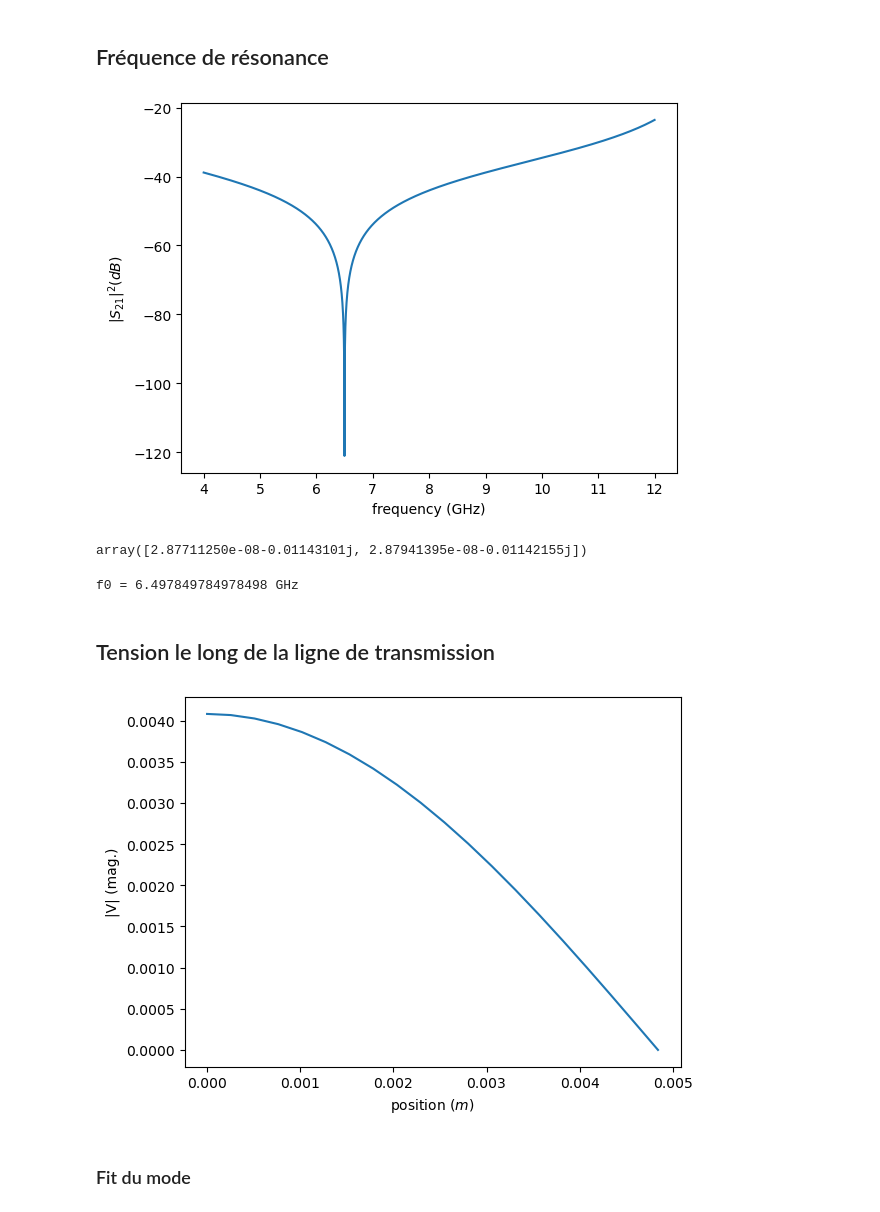
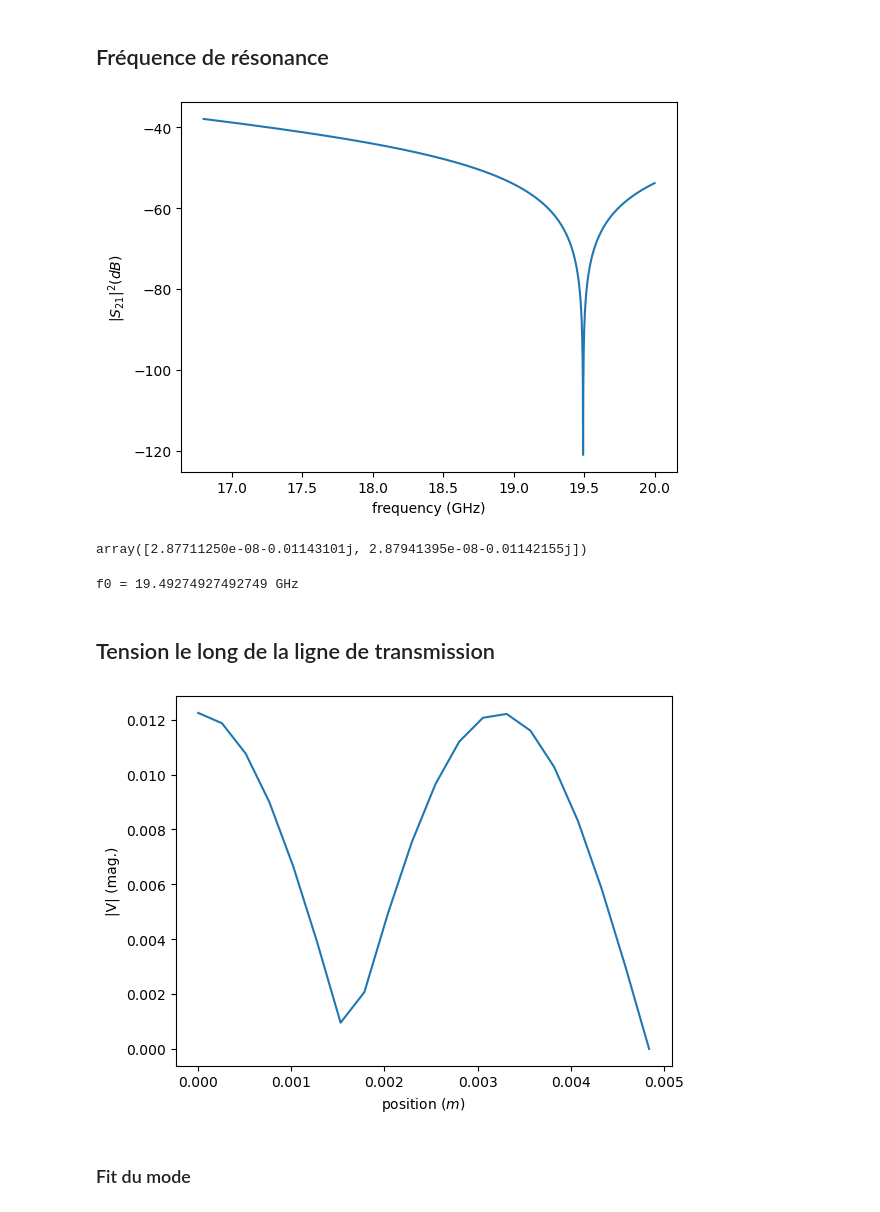
Before and after one commit to LPSjuliengabelli/Jour1, a Jupyter notebook: Solution/Transmon_Resonator_solution.ipynb, the cells around one changed output. Cells and saved outputs as stored; diff of their text form; code cells hidden in the pictures.

```diff
--- a/Solution/Transmon_Resonator_solution.ipynb
+++ b/Solution/Transmon_Resonator_solution.ipynb
@@ -96,37 +96,37 @@ plt.figure()
 for k in range(len(l)):
     Gamma=resulting_Circuit[k].s[:,0,0]
     Y_Res.append(1/Zc*(1-Gamma)/(1+Gamma))
-plt.plot(1e-9*(resulting_Circuit[0].frequency.f[:5000]),20*np.log10(np.abs(Y_Res[0][:5000]))
+plt.plot(1e-9*(resulting_Circuit[0].frequency.f[8000:]),20*np.log10(Y_Res[0][8000:]))
 plt.xlabel("frequency (GHz)")
 plt.ylabel("$|S_{21}|^2 (dB)$")
 #plt.xlim(6.18,6.22)
 plt.show()
 # %% [output]
-[figure, old version]
+[figure, new version]
 # %%
 Y_Res[0][1:3]
 # %% [output]
 array([2.87711250e-08-0.01143101j, 2.87941395e-08-0.01142155j])
 # %%
-idx_min = np.argmin(20*np.log10(Y_Res[0][:5000]))
-f0=resulting_Circuit[0].frequency.f[idx_min]
+idx_min = np.argmin(20*np.log10(Y_Res[0][8000:]))
+f0=resulting_Circuit[0].frequency.f[idx_min+8000]
 print("f0 = "+ str(f0*1e-9) +" GHz")
 # %% [output]
-f0 = 6.497849784978498 GHz
+f0 = 19.49274927492749 GHz
 # %% [markdown]
 ## Tension le long de la ligne de transmission
 # %%
 V= np.zeros(Nz, dtype=complex)
 for k in range(len(l)):
-    V[k]=resulting_Circuit[k].s[idx_min,0,6]
+    V[k]=resulting_Circuit[k].s[idx_min+8000,0,6]
 plt.figure()
 plt.plot(l,np.abs(V))
 plt.xlabel("position ($m$)")
 plt.ylabel("|V| (mag.)")
 #plt.xlim(6.18,6.22)
 plt.show()
 # %% [output]
-[figure, old version]
+[figure, new version]
 # %% [markdown]
 ### Fit du mode
 # %%
```
Also changed, not shown: parts of 1 cell of this notebook, 7 other files.
